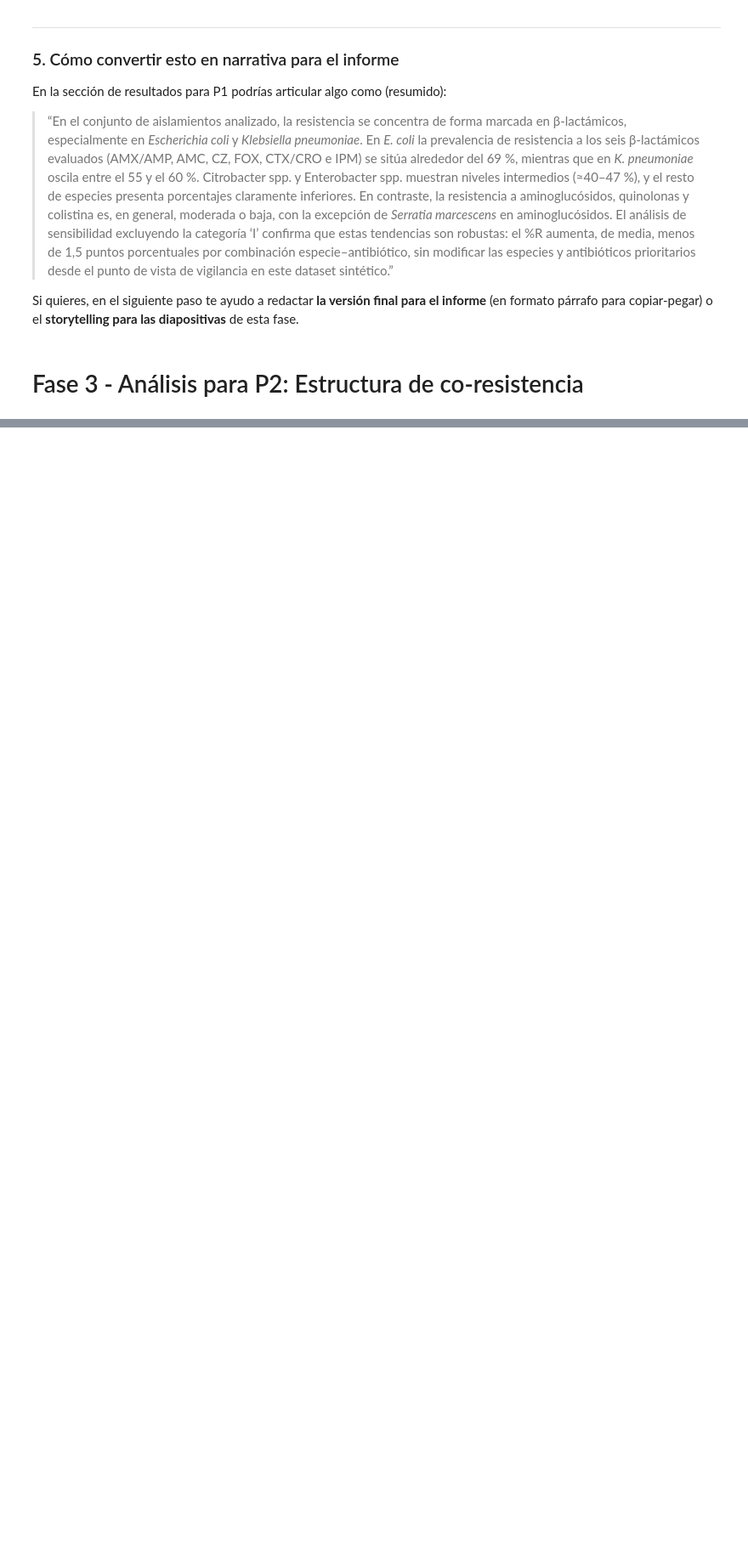
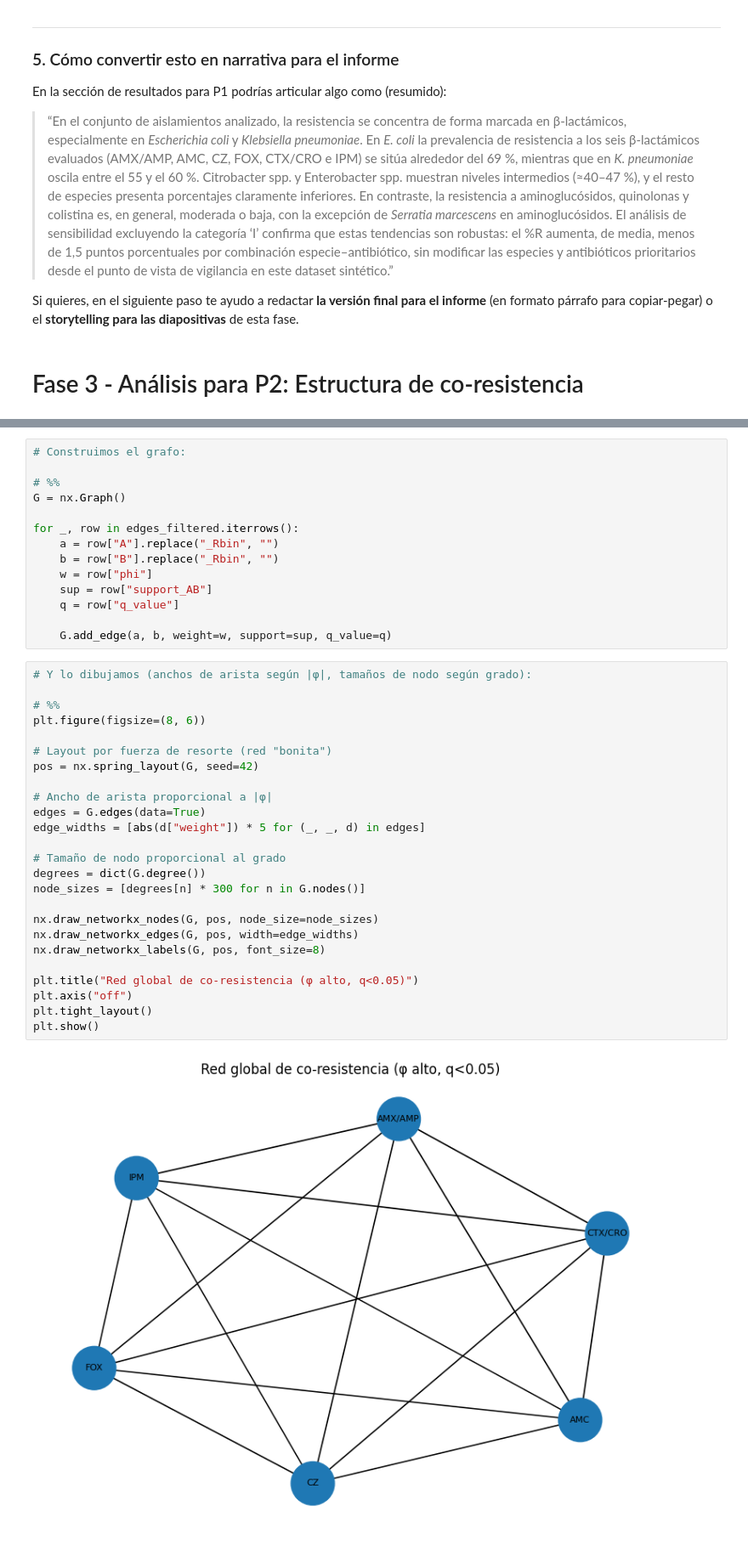
Before and after one commit to smaje99/diploma-in-data-analytics-in-business-management-unir, a Jupyter notebook: mbr-susceptibility-eda/mbr-susceptibility-eda.ipynb, the cells around one changed output, grey strips where cells are left out. Shown at 85% size. Cells and saved outputs as stored; diff of their text form; blank space fills up the shorter version.

```diff
--- a/mbr-susceptibility-eda/mbr-susceptibility-eda.ipynb
+++ b/mbr-susceptibility-eda/mbr-susceptibility-eda.ipynb
@@ -2581,0 +3097,41 @@ Si quieres, en el siguiente paso te ayudo a redactar **la versión final para el
+# %%
+# Construimos el grafo:
+
+# %%
+G = nx.Graph()
+
+for _, row in edges_filtered.iterrows():
+    a = row["A"].replace("_Rbin", "")
+    b = row["B"].replace("_Rbin", "")
+    w = row["phi"]
+    sup = row["support_AB"]
+    q = row["q_value"]
+
+    G.add_edge(a, b, weight=w, support=sup, q_value=q)
+# %%
+# Y lo dibujamos (anchos de arista según |φ|, tamaños de nodo según grado):
+
+# %%
+plt.figure(figsize=(8, 6))
+
+# Layout por fuerza de resorte (red "bonita")
+pos = nx.spring_layout(G, seed=42)
+
+# Ancho de arista proporcional a |φ|
+edges = G.edges(data=True)
+edge_widths = [abs(d["weight"]) * 5 for (_, _, d) in edges]
+
+# Tamaño de nodo proporcional al grado
+degrees = dict(G.degree())
+node_sizes = [degrees[n] * 300 for n in G.nodes()]
+
+nx.draw_networkx_nodes(G, pos, node_size=node_sizes)
+nx.draw_networkx_edges(G, pos, width=edge_widths)
+nx.draw_networkx_labels(G, pos, font_size=8)
+
+plt.title("Red global de co-resistencia (φ alto, q<0.05)")
+plt.axis("off")
+plt.tight_layout()
+plt.show()
+# %% [output]
+[figure, added]
```
Also changed, not shown: parts of 15 cells of this notebook, 4 other files.
